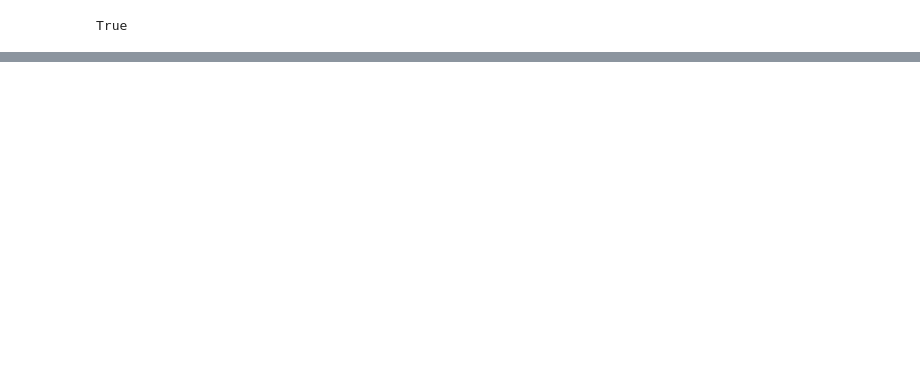
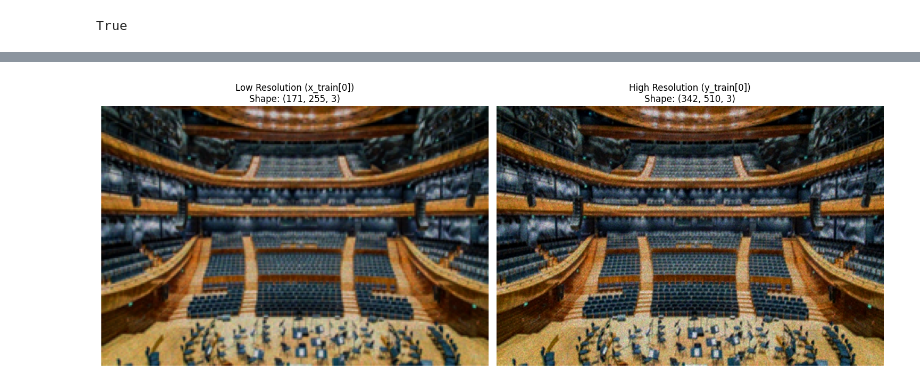
Before and after one commit to hovak101/SuperRes, a Jupyter notebook: main.ipynb, the cells around one changed output, grey strips where cells are left out. Cells and saved outputs as stored; diff of their text form; code cells hidden in the pictures; blank space fills up the shorter version.

```diff
--- a/main.ipynb
+++ b/main.ipynb
@@ -17,0 +100,20 @@ datasets.dataset_dict.DatasetDict
+# %%
+# Display the first training image (LR and HR side by side)
+import matplotlib.pyplot as plt
+
+fig, axes = plt.subplots(1, 2, figsize=(15, 6))
+
+# Display LR image
+axes[0].imshow(x_train[0])
+axes[0].set_title(f'Low Resolution (x_train[0])\nShape: {x_train[0].shape}')
+axes[0].axis('off')
+
+# Display HR image
+axes[1].imshow(y_train[0])
+axes[1].set_title(f'High Resolution (y_train[0])\nShape: {y_train[0].shape}')
+axes[1].axis('off')
+
+plt.tight_layout()
+plt.show()
+# %% [output]
+[figure, added]
```
Also changed, not shown: parts of 5 cells of this notebook, 1 other file.
